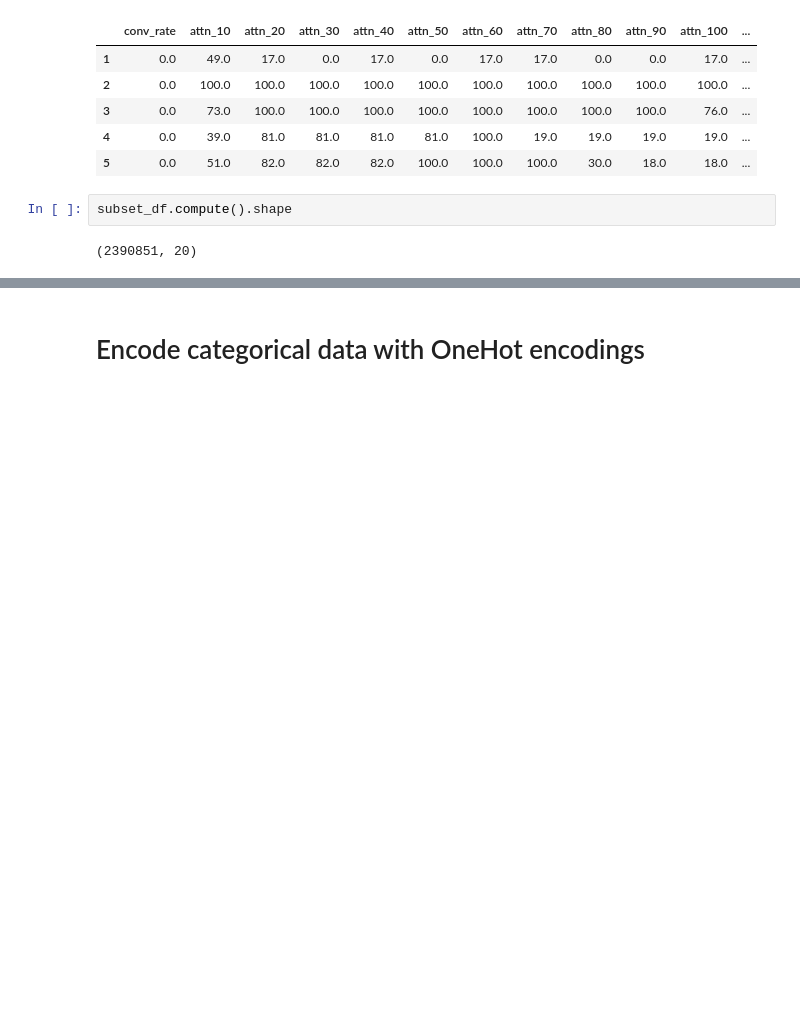
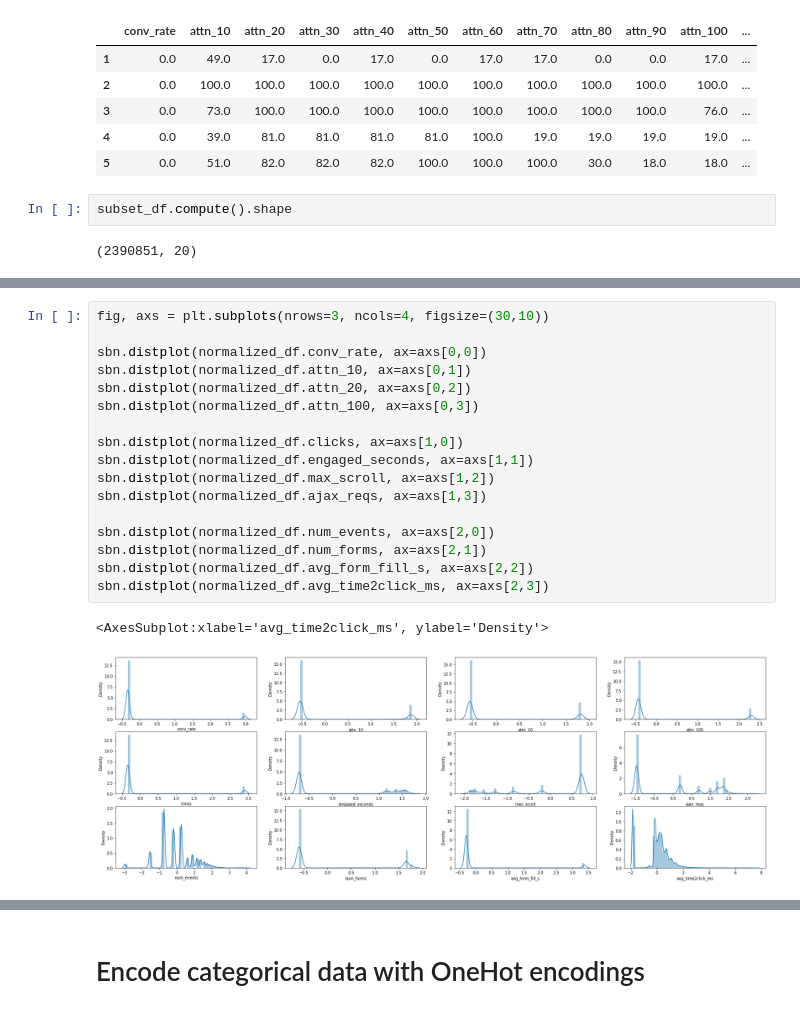
Before and after one commit to brianwvincent/quantum_test, a Jupyter notebook: page_analysis.ipynb, the cells around one changed output, grey strips where cells are left out. Saved outputs shown, nothing was run; the diff lists cells and outputs as text; blank space fills up the shorter version.

```diff
--- a/page_analysis.ipynb
+++ b/page_analysis.ipynb
@@ -104,0 +143,20 @@ subset_df.compute().describe()
+# %%
+fig, axs = plt.subplots(nrows=3, ncols=4, figsize=(30,10))
+
+sbn.distplot(normalized_df.conv_rate, ax=axs[0,0])
+sbn.distplot(normalized_df.attn_10, ax=axs[0,1])
+sbn.distplot(normalized_df.attn_20, ax=axs[0,2])
+sbn.distplot(normalized_df.attn_100, ax=axs[0,3])
+
+sbn.distplot(normalized_df.clicks, ax=axs[1,0])
+sbn.distplot(normalized_df.engaged_seconds, ax=axs[1,1])
+sbn.distplot(normalized_df.max_scroll, ax=axs[1,2])
+sbn.distplot(normalized_df.ajax_reqs, ax=axs[1,3])
+
+sbn.distplot(normalized_df.num_events, ax=axs[2,0])
+sbn.distplot(normalized_df.num_forms, ax=axs[2,1])
+sbn.distplot(normalized_df.avg_form_fill_s, ax=axs[2,2])
+sbn.distplot(normalized_df.avg_time2click_ms, ax=axs[2,3])
+# %% [output]
+<AxesSubplot:xlabel='avg_time2click_ms', ylabel='Density'>
+[figure, added]
```
Also changed, not shown: parts of 10 cells of this notebook, 6 other files.
